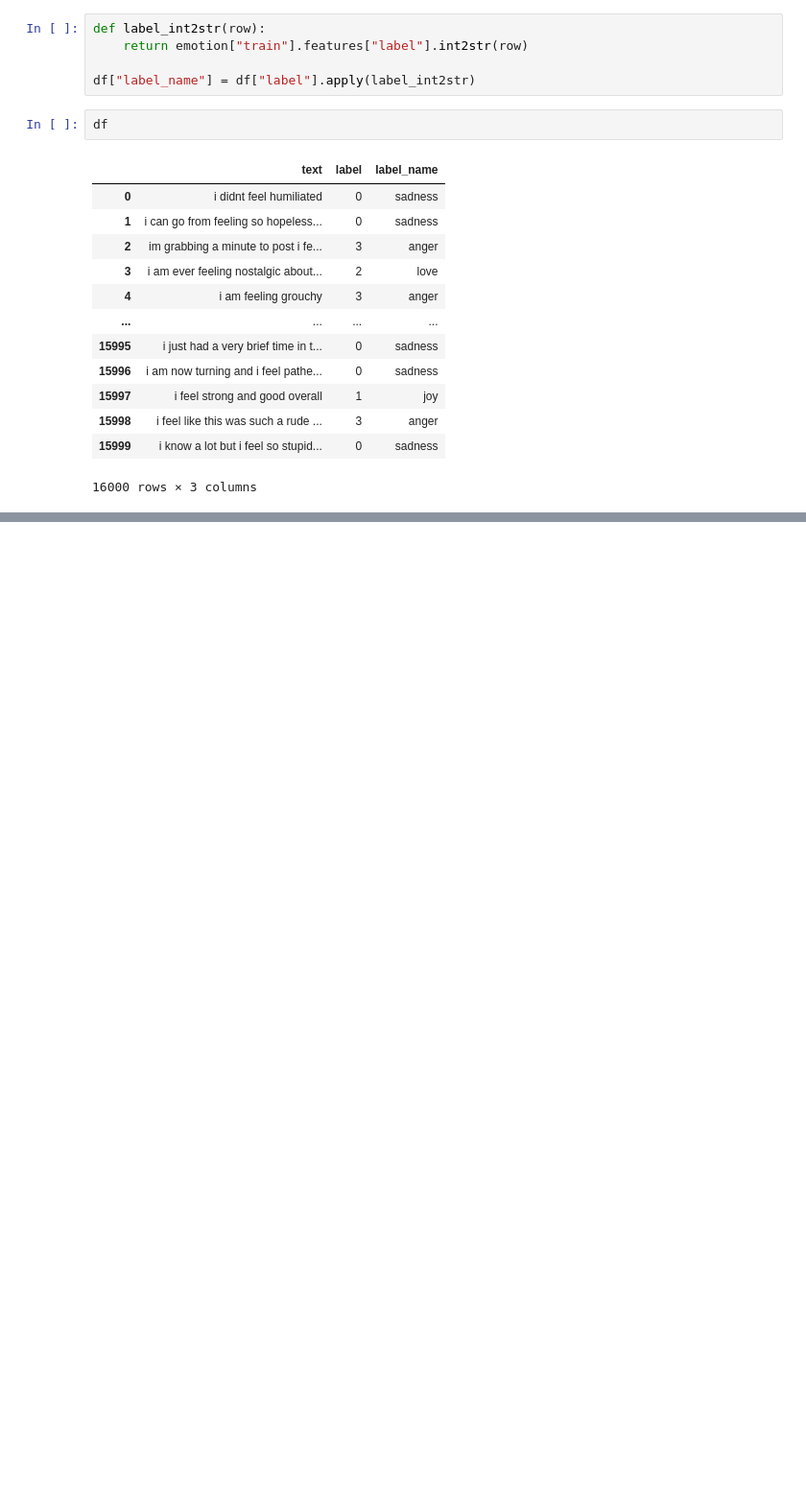
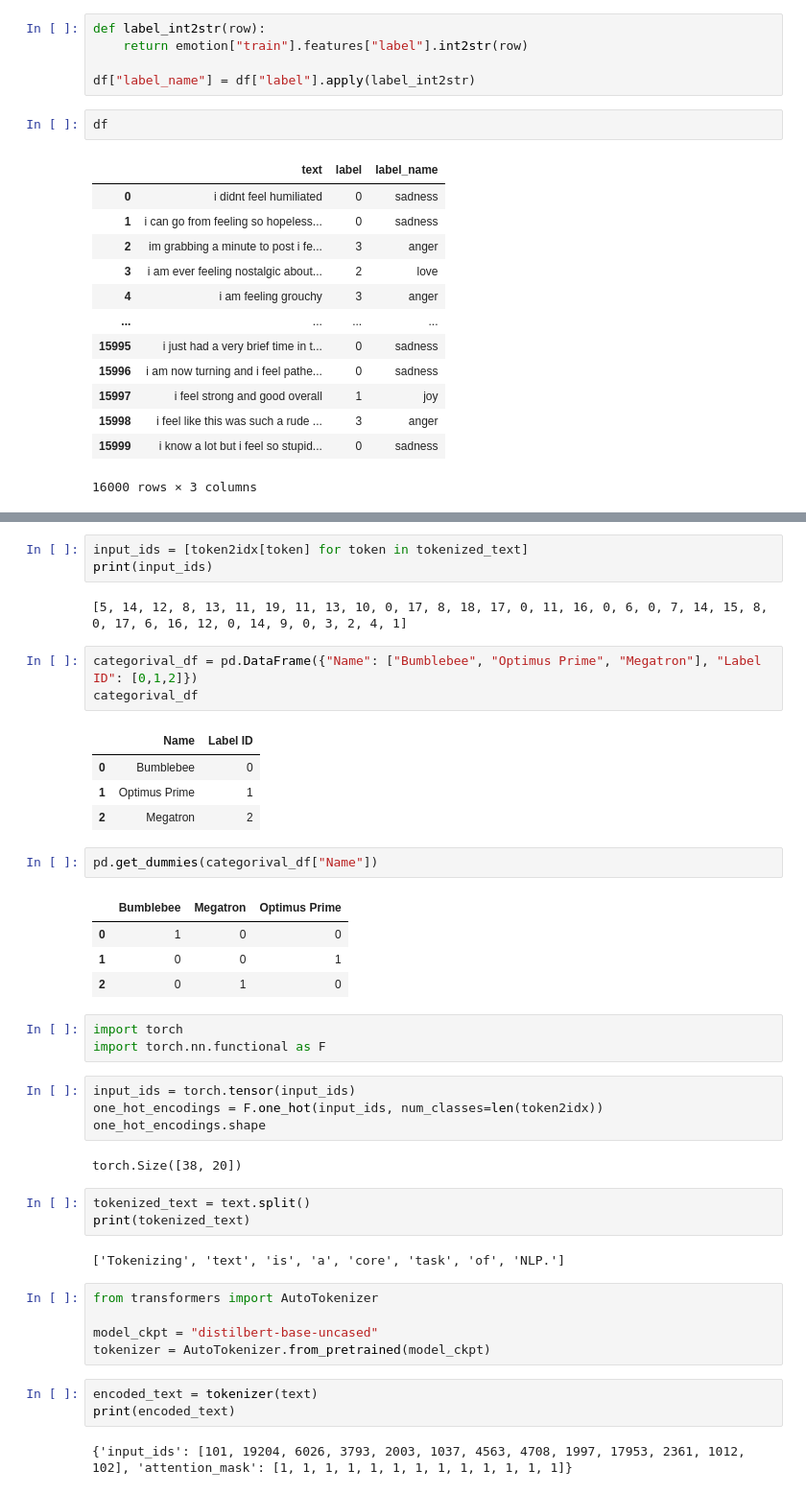
Before and after one commit to meijirou-create/transformer, a Jupyter notebook: text_classificate.ipynb, the cells around one changed output, grey strips where cells are left out. Shown at 96% size. Cells and saved outputs as stored; diff of their text form; blank space fills up the shorter version.

```diff
--- a/text_classificate.ipynb
+++ b/text_classificate.ipynb
@@ -121,0 +245,44 @@ df
+# %%
+input_ids = [token2idx[token] for token in tokenized_text]
+print(input_ids)
+# %% [output]
+[5, 14, 12, 8, 13, 11, 19, 11, 13, 10, 0, 17, 8, 18, 17, 0, 11, 16, 0, 6, 0, 7, 14, 15, 8, 0, 17, 6, 16, 12, 0, 14, 9, 0, 3, 2, 4, 1]
+# %%
+categorival_df = pd.DataFrame({"Name": ["Bumblebee", "Optimus Prime", "Megatron"], "Label ID": [0,1,2]})
+categorival_df
+# %% [output]
+|  | Name | Label ID |
+| 0 | Bumblebee | 0 |
+| 1 | Optimus Prime | 1 |
+| 2 | Megatron | 2 |
+# %%
+pd.get_dummies(categorival_df["Name"])
+# %% [output]
+|  | Bumblebee | Megatron | Optimus Prime |
+| 0 | 1 | 0 | 0 |
+| 1 | 0 | 0 | 1 |
+| 2 | 0 | 1 | 0 |
+# %%
+import torch
+import torch.nn.functional as F
+# %%
+input_ids = torch.tensor(input_ids)
+one_hot_encodings = F.one_hot(input_ids, num_classes=len(token2idx))
+one_hot_encodings.shape
+# %% [output]
+torch.Size([38, 20])
+# %%
+tokenized_text = text.split()
+print(tokenized_text)
+# %% [output]
+['Tokenizing', 'text', 'is', 'a', 'core', 'task', 'of', 'NLP.']
+# %%
+from transformers import AutoTokenizer
+
+model_ckpt = "distilbert-base-uncased"
+tokenizer = AutoTokenizer.from_pretrained(model_ckpt)
+# %%
+encoded_text = tokenizer(text)
+print(encoded_text)
+# %% [output]
+{'input_ids': [101, 19204, 6026, 3793, 2003, 1037, 4563, 4708, 1997, 17953, 2361, 1012, 102], 'attention_mask': [1, 1, 1, 1, 1, 1, 1, 1, 1, 1, 1, 1, 1]}
```
Also changed, not shown: parts of 35 cells of this notebook.
